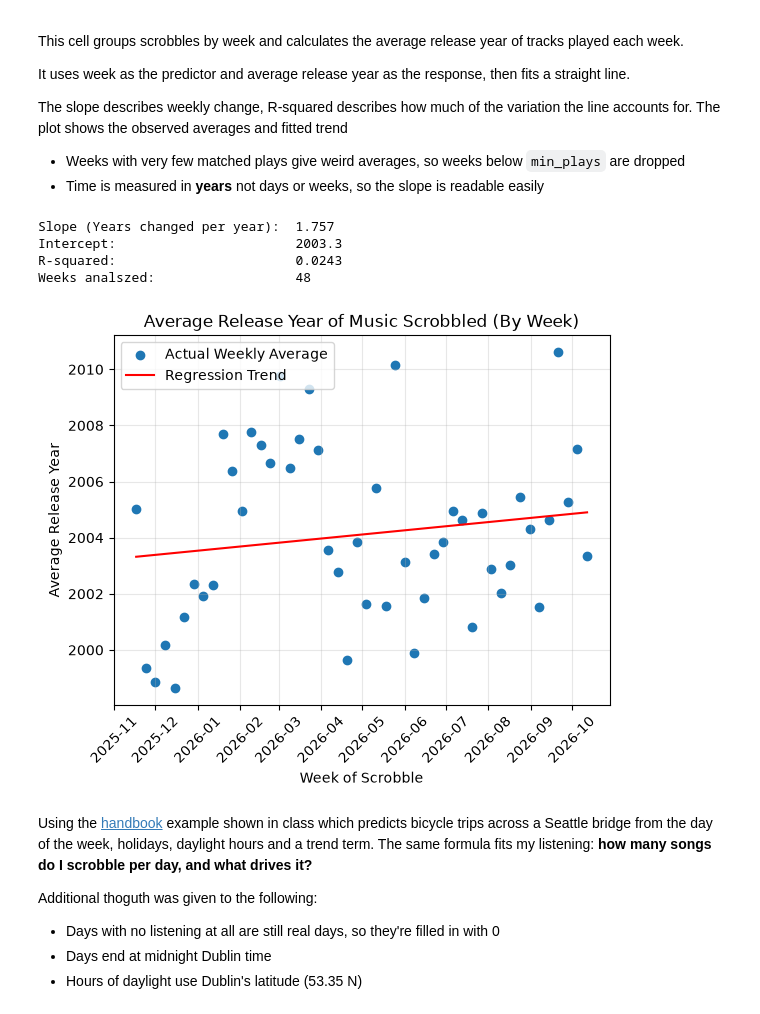
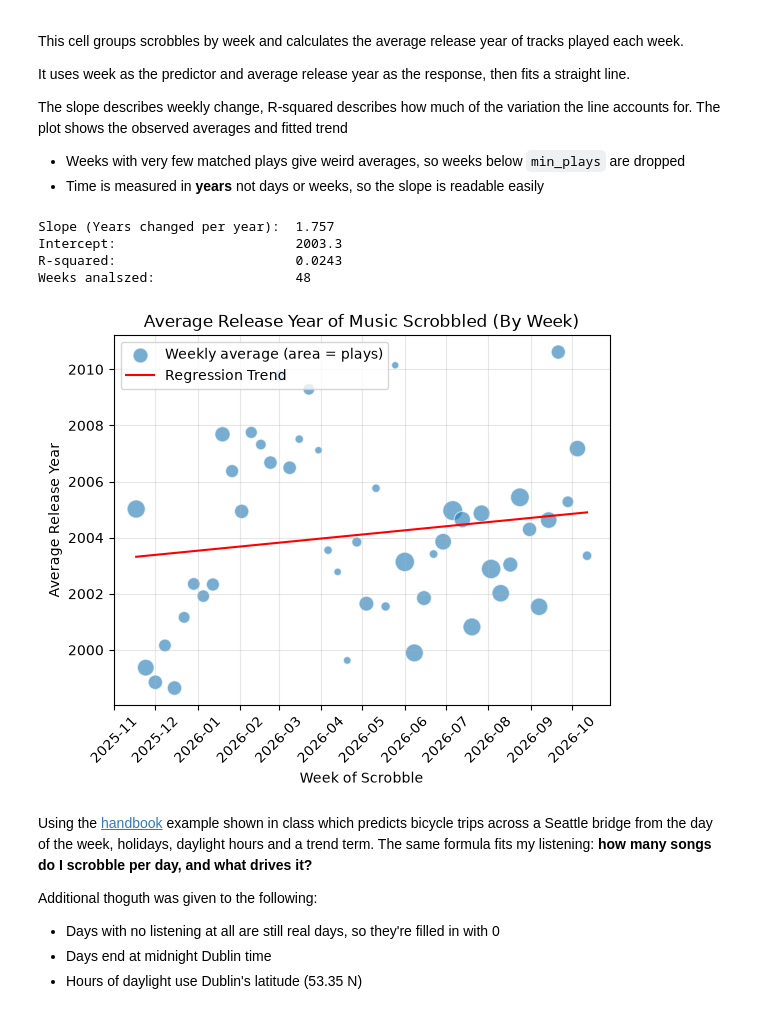
Before and after one commit to lambert-27/lastfm-datasci-portfolio, a Jupyter notebook: LastFMLinearRegression.ipynb, the cells around one changed output. Saved outputs shown, nothing was run; the diff lists cells and outputs as text; code cells hidden in the pictures.

Commit message:
Plots size is determined by the number of plays behind the weekly average

```diff
--- a/LastFMLinearRegression.ipynb
+++ b/LastFMLinearRegression.ipynb
@@ -97,35 +97,38 @@ min_plays = 25
 weekly_trend = weekly_trend[weekly_trend['scrobble_count'] >= min_plays].reset_index(drop=True)
 weekly_trend['years_since_start'] = (weekly_trend['week'] - weekly_trend['week'].min()).dt.days / 365.25
 
 X = weekly_trend[['years_since_start']]
 y = weekly_trend['avg_release_year']
 
 # Adapted from PythonDataScienceHandbook/notebooks/05.06-Linear-Regression.ipynb:
 # fit the estimator, then use predict() and score() for model evaluation
 model = LinearRegression()
 model.fit(X, y)
 
 print(f"Slope (Years changed per year):  {model.coef_[0]:.3f}")
 print(f"Intercept:                       {model.intercept_:.1f}")
 print(f"R-squared:                       {model.score(X, y):.4f}")
 print(f"Weeks analszed:                  {len(weekly_trend)}")
 
-plt.scatter(weekly_trend['week'], y, label='Actual Weekly Average')
+# size of each dot is proportional to the number of plays behind that week's average
+plt.scatter(weekly_trend['week'], y, s=weekly_trend['scrobble_count'] / 3,
+            alpha=0.6, edgecolor='white', linewidth=0.8,
+            label='Weekly average (area = plays)')
 
 plt.plot(weekly_trend['week'], model.predict(X), color='red', label='Regression Trend')
 plt.xticks(rotation=45)
 plt.title('Average Release Year of Music Scrobbled (By Week)')
 plt.xlabel('Week of Scrobble')
 plt.ylabel('Average Release Year')
 plt.legend()
 plt.grid(True, alpha=0.3)
 plt.show()
 # %% [output]
 Slope (Years changed per year):  1.757
 Intercept:                       2003.3
 R-squared:                       0.0243
 Weeks analszed:                  48
-[figure, old version]
+[figure, new version]
 # %% [markdown]
 Using the [handbook](https://github.com/jakevdp/PythonDataScienceHandbook/blob/master/notebooks/05.06-Linear-Regression.ipynb) example shown in class which predicts bicycle trips across a Seattle bridge from the day of the week, holidays, daylight hours and a trend term. The same formula fits my listening: **how many songs do I scrobble per day, and what drives it?**
 
```
Also changed, not shown: parts of 1 cell of this notebook.
